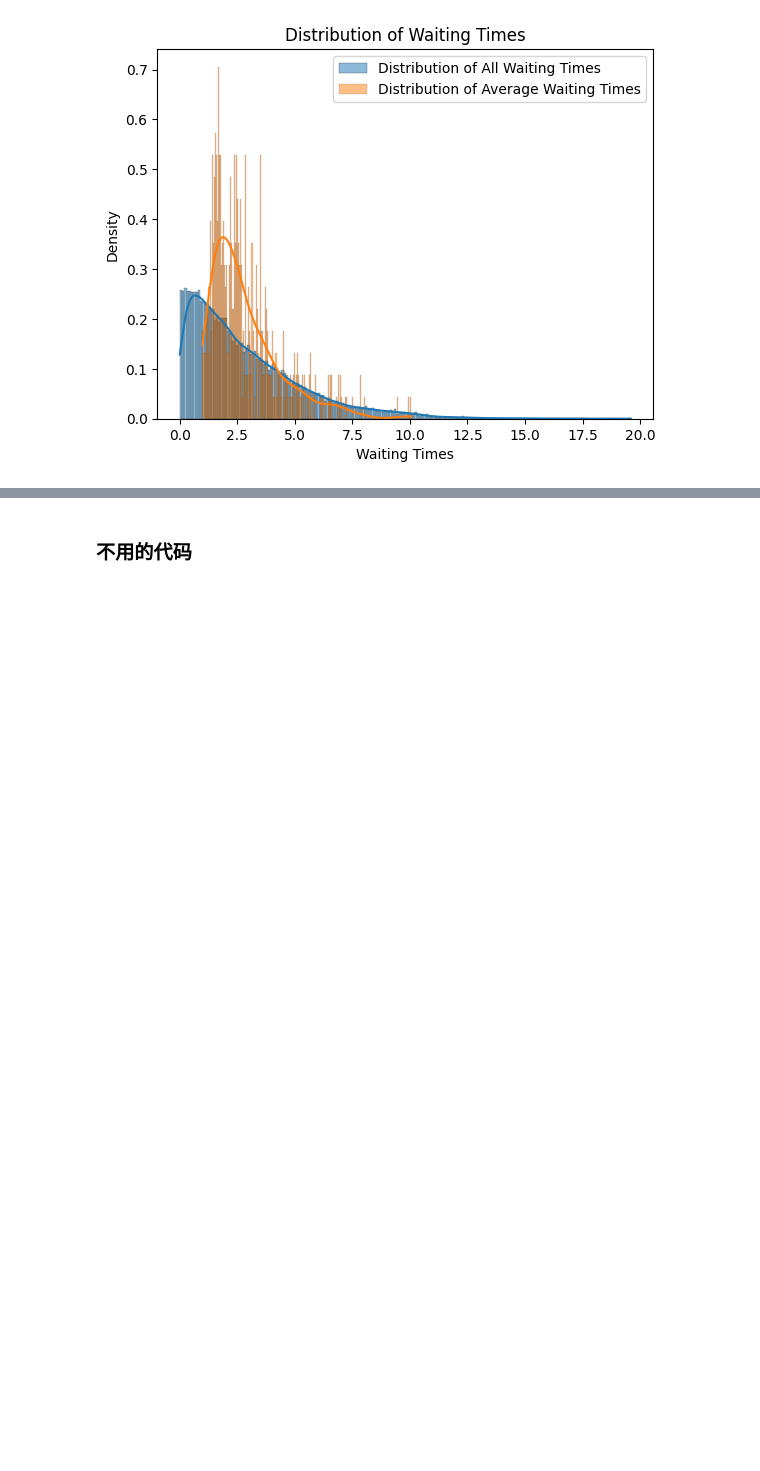
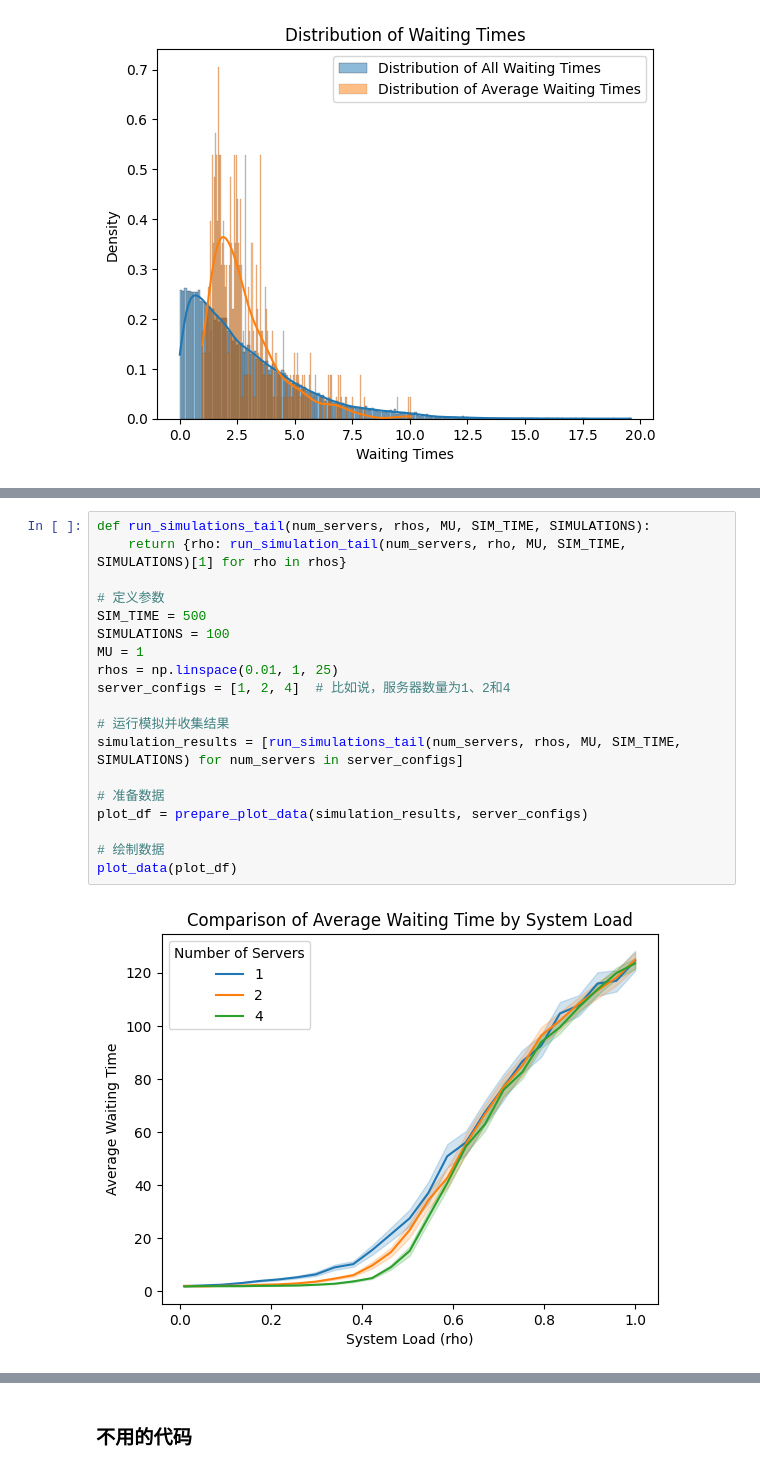
Before and after one commit to Ailuro-Luna/queueing, a Jupyter notebook: Jiawei Liao_14702398_Weikang Chen_14765632_Dan Dong_14989093_Assignment 2.ipynb, the cells around one changed output, grey strips where cells are left out. Drawn from its saved outputs; the diff is of its cells as text; blank space fills up the shorter version.

```diff
--- a/Jiawei Liao_14702398_Weikang Chen_14765632_Dan Dong_14989093_Assignment 2.ipynb
+++ b/Jiawei Liao_14702398_Weikang Chen_14765632_Dan Dong_14989093_Assignment 2.ipynb
@@ -585,0 +808,21 @@ plt.show()
+# %%
+def run_simulations_tail(num_servers, rhos, MU, SIM_TIME, SIMULATIONS):
+    return {rho: run_simulation_tail(num_servers, rho, MU, SIM_TIME, SIMULATIONS)[1] for rho in rhos}
+
+# 定义参数
+SIM_TIME = 500
+SIMULATIONS = 100
+MU = 1
+rhos = np.linspace(0.01, 1, 25)
+server_configs = [1, 2, 4]  # 比如说，服务器数量为1、2和4
+
+# 运行模拟并收集结果
+simulation_results = [run_simulations_tail(num_servers, rhos, MU, SIM_TIME, SIMULATIONS) for num_servers in server_configs]
+
+# 准备数据
+plot_df = prepare_plot_data(simulation_results, server_configs)
+
+# 绘制数据
+plot_data(plot_df)
+# %% [output]
+[figure, added]
```
Also changed, not shown: parts of 24 cells of this notebook.
